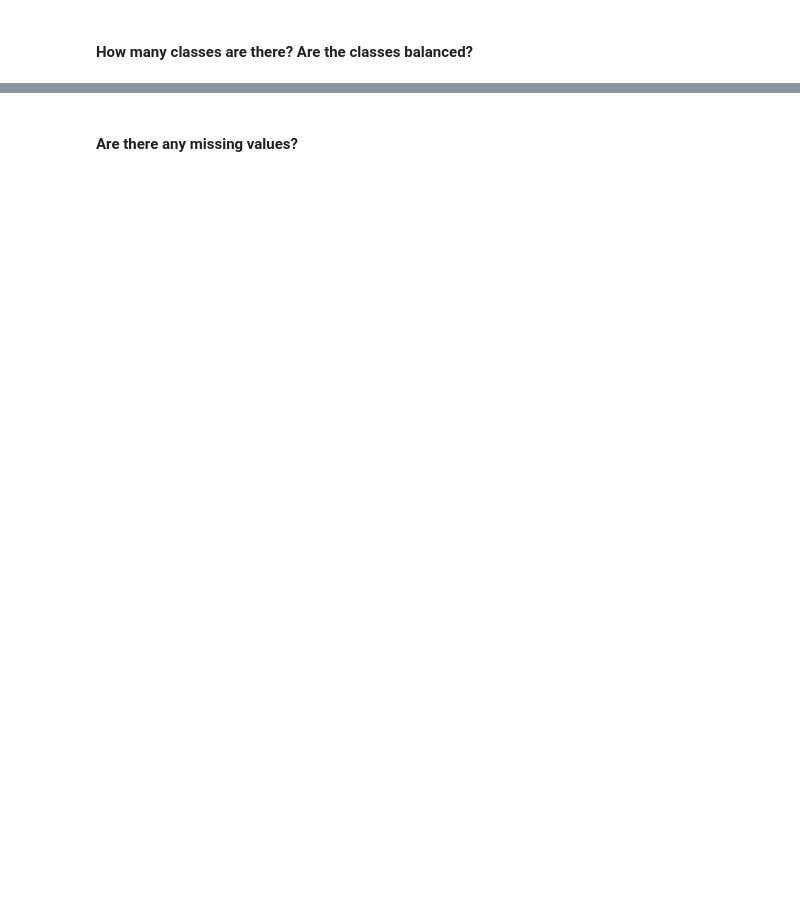
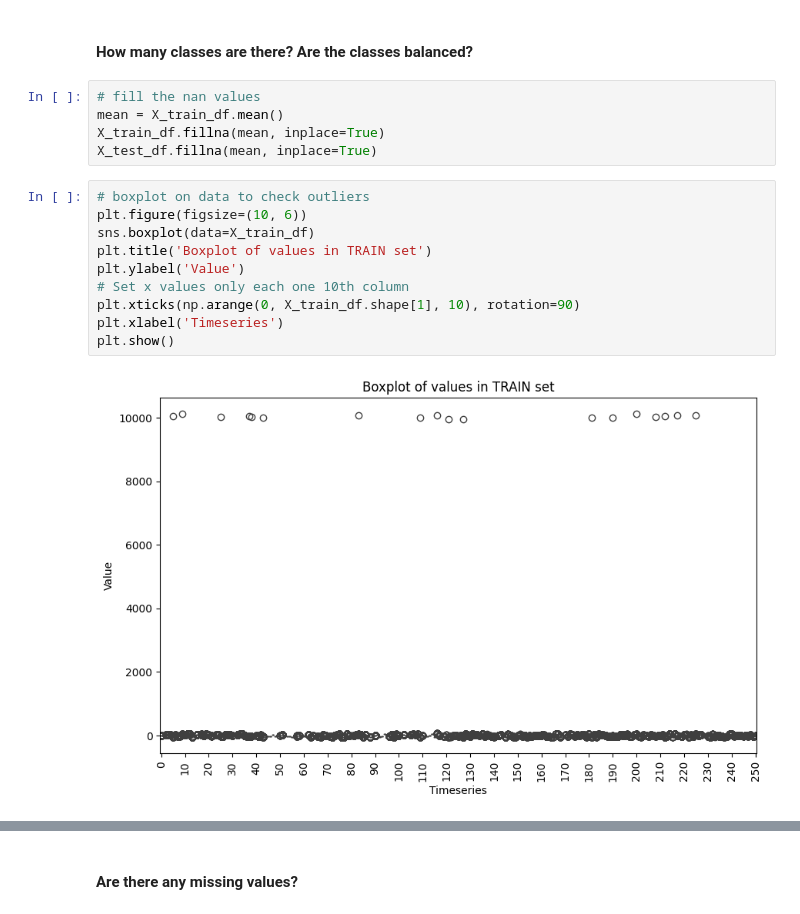
Before and after one commit to icezimmer/pmts, a Jupyter notebook: notebooks/03_Classification_and_Regression_Part1_exercise.ipynb, the cells around one changed output, grey strips where cells are left out. Saved outputs shown, nothing was run; the diff lists cells and outputs as text; blank space fills up the shorter version.

```diff
--- a/notebooks/03_Classification_and_Regression_Part1_exercise.ipynb
+++ b/notebooks/03_Classification_and_Regression_Part1_exercise.ipynb
@@ -37,2 +83,19 @@ Try to understand the data first... Plot some of the data, what do you see? Ask
 # %% [markdown]
 #### How many classes are there? Are the classes balanced?
+# %%
+# fill the nan values
+mean = X_train_df.mean()
+X_train_df.fillna(mean, inplace=True)
+X_test_df.fillna(mean, inplace=True)
+# %%
+# boxplot on data to check outliers
+plt.figure(figsize=(10, 6))
+sns.boxplot(data=X_train_df)
+plt.title('Boxplot of values in TRAIN set')
+plt.ylabel('Value')
+# Set x values only each one 10th column
+plt.xticks(np.arange(0, X_train_df.shape[1], 10), rotation=90)
+plt.xlabel('Timeseries')
+plt.show()
+# %% [output]
+[figure, added]
```
Also changed, not shown: parts of 26 cells of this notebook, 3 other files.
